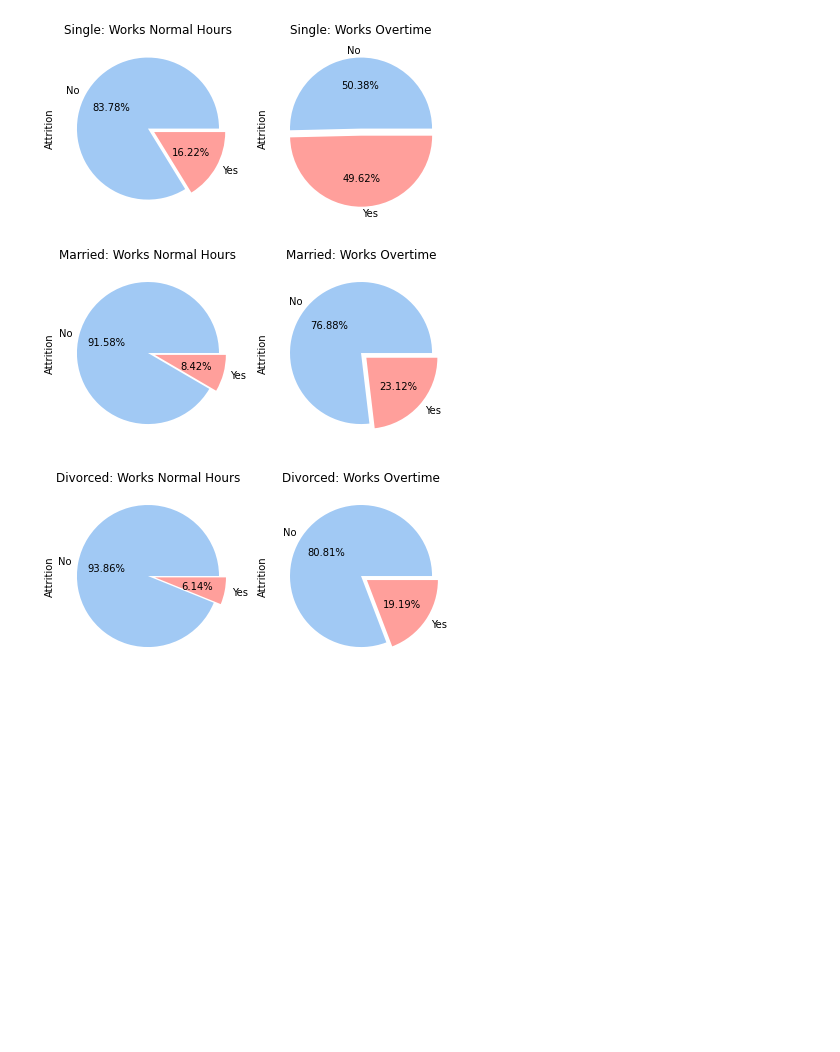
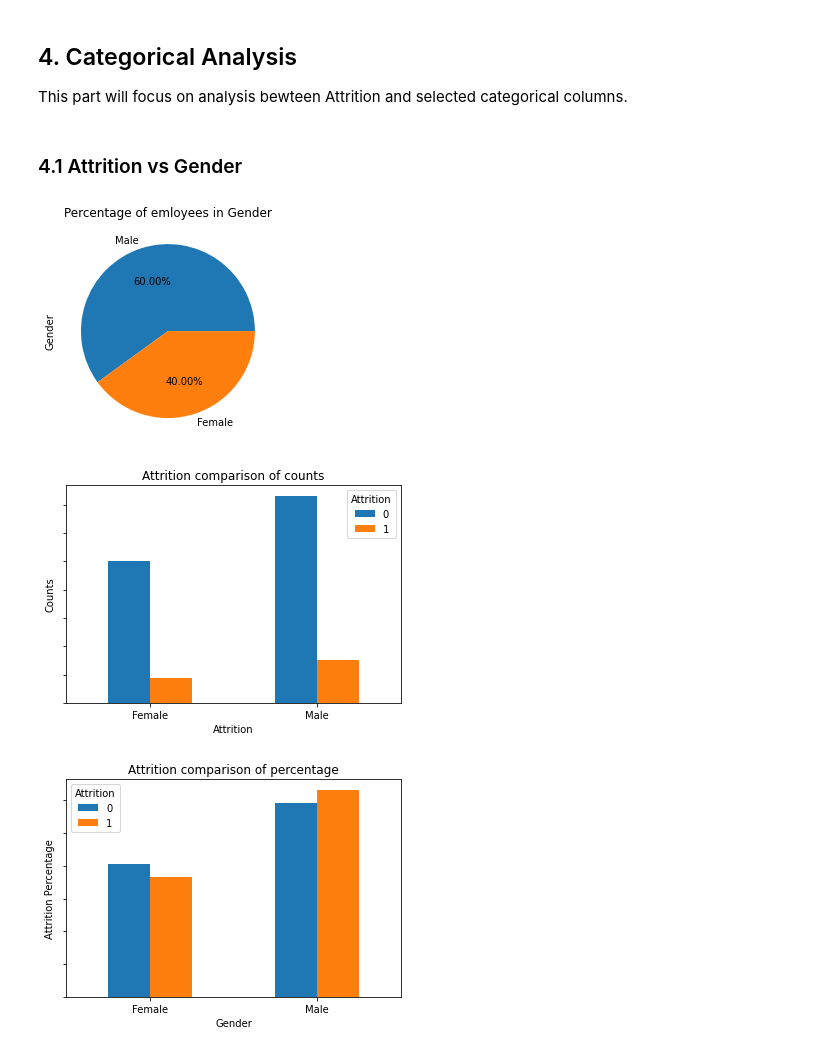
Before and after one commit to Srikar27codes/ECE143_EmployeeAttrition, a Jupyter notebook: notebook/Visualization.ipynb, the cells around one changed output. Saved outputs shown, nothing was run; the diff lists cells and outputs as text; code cells hidden in the pictures; blank space fills up the shorter version.

```diff
--- a/notebook/Visualization.ipynb
+++ b/notebook/Visualization.ipynb
@@ -861,27 +340,0 @@ overtime_df['Attrition'].value_counts().plot.pie(figsize=(7, 5),
-# %%
-# Overtime across Marital status vs Attrition pie charts
-explode = (0,0.1)
-df = df1.filter(['OverTime','Attrition','MaritalStatus'], axis=1)
-for status in ["Single","Married","Divorced"]:
-  temp_df = df[df["MaritalStatus"]==status]
-  overtime_df = temp_df[temp_df['OverTime'] =='Yes']
-  normal_df = temp_df[temp_df['OverTime'] == 'No']
-  fig, ax = plt.subplots(1,2, figsize = (16,4))
-  normal_df['Attrition'].value_counts().plot.pie(figsize=(7, 5),
-                                                 colors = fhbcolors,
-                                                 autopct='%.2f%%',
-                                                 rot=0, ax = ax[0],
-                                                 title = status+": Works Normal Hours",
-                                                 explode=explode)
-
-
-  overtime_df['Attrition'].value_counts().plot.pie(figsize=(7, 5),
-                                                   colors = fhbcolors,
-                                                   autopct='%.2f%%',
-                                                   rot=0, ax = ax[1],
-                                                   title = status+": Works Overtime",
-                                                   explode=explode)
-# %% [output]
-[figure, removed]
-[figure, removed]
-[figure, removed]
@@ -887,0 +345,25 @@ for status in ["Single","Married","Divorced"]:
+# %% [markdown]
+## 4. Categorical Analysis
+This part will focus on analysis bewteen Attrition and selected categorical columns.
+# %%
+def plotCategoricalAnalysis(cate_col_name):
+  '''
+  plot graphs for Categorical Analysis, including pie charts for percentage comparison
+  as well as bar charts for counts and percentage comparisons
+  '''
+  plotSize = (6,4)
+  df[cate_col_name].value_counts().plot.pie(figsize=plotSize, title='Percentage of emloyees in '+cate_col_name, autopct='%.2f%%', rot=0)
+  attr_cate_data = df[['Attrition', cate_col_name]].value_counts().unstack()
+  ax_countBar = attr_cate_data.T.plot.bar(figsize=plotSize, title='Attrition comparison of counts', xlabel='Attrition', ylabel='Counts', rot=0)
+  ax_countBar.set(yticklabels=[])
+  attr_cate_percent = attr_cate_data.T/attr_cate_data.apply(sum, axis=1)*100
+  ax_percentBar = attr_cate_percent.plot.bar(figsize=plotSize, title='Attrition comparison of percentage', xlabel=cate_col_name, ylabel='Attrition Percentage',rot=0)
+  ax_percentBar.set(yticklabels=[])
+# %% [markdown]
+### 4.1 Attrition vs Gender
+# %%
+plotCategoricalAnalysis('Gender')
+# %% [output]
+[figure, added]
+[figure, added]
+[figure, added]
```
Also changed, not shown: parts of 141 cells of this notebook, 3 other files.
